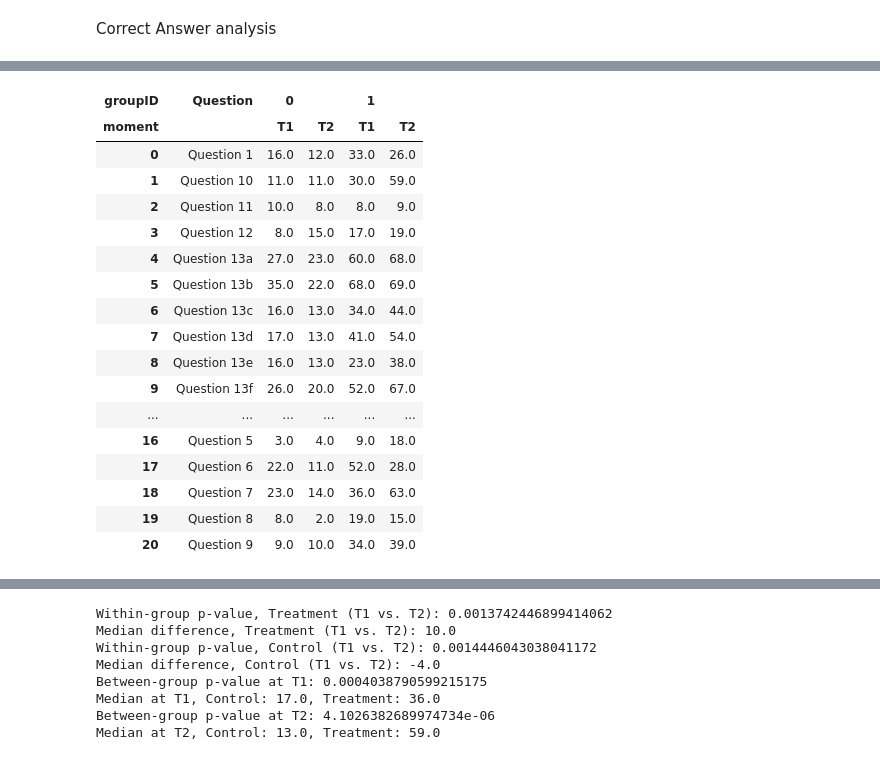
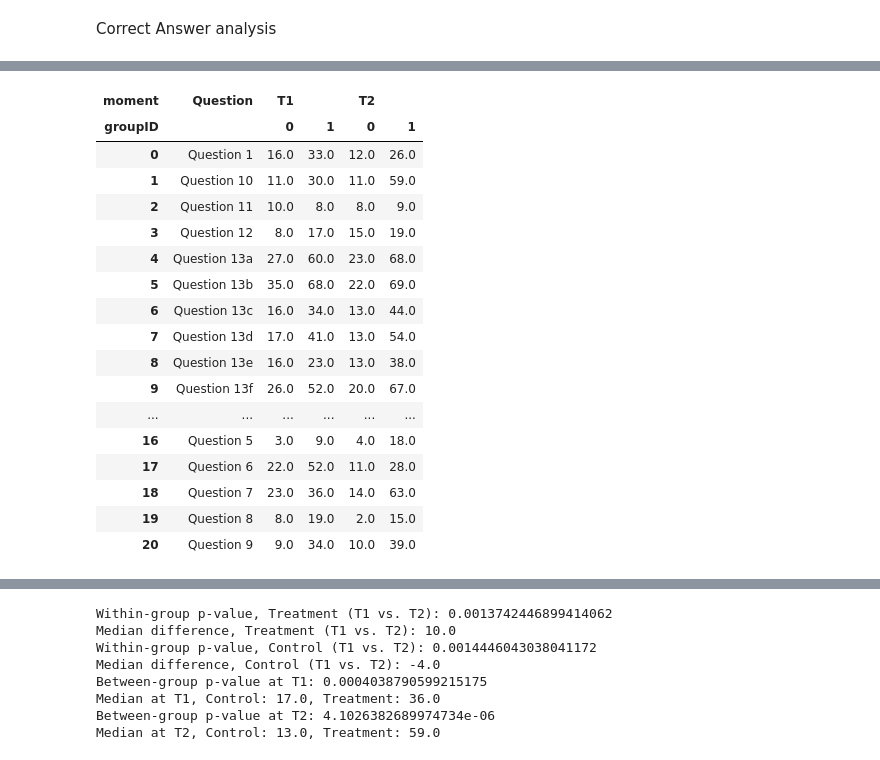
Before and after one commit to wingenium-nagesh/research, a Jupyter notebook: igvz/source/analysis.ipynb, the cells around one changed output, grey strips where cells are left out. Saved outputs shown, nothing was run; the diff lists cells and outputs as text; code cells hidden in the pictures.

Commit message:
final changes and results

```diff
--- a/igvz/source/analysis.ipynb
+++ b/igvz/source/analysis.ipynb
@@ -1036,22 +1048,6 @@ Control Group - Median: 31.0, Range: (17.0, 38.0)
 Mann-Whitney U test p-value: 0.492
 # %%
 from scipy.stats import kruskal
-
-def categorize_years_of_education(years):
-    if years == 0:
-        return '0 Years'
-    elif 1 <= years <= 5:
-        return '1-5 years'
-    elif 6 <= years <= 10:
-        return '6-10 years'
-    elif 11 <= years <= 15:
-        return '11-15 years'
-    elif 16 <= years <= 20:
-        return '16-20 years'
-    elif years >= 21:
-        return "Unknown"
-    else:
-        return 'Unknown'
 
 # Assuming 'data' DataFrame has a 'Years_of_education' column with numeric values
 # and 'groupID' column to distinguish between groups
@@ -1068,3 +1064,23 @@ stat, p = kruskal(education_treatment, education_control)
 print(f"Kruskal-Wallis test p-value for differences in 'Years_of_education' between groups: {p:.17f}")
 # %% [output]
 Kruskal-Wallis test p-value for differences in 'Years_of_education' between groups: 0.00032309905696936
+# %%
+from scipy.stats import chi2_contingency
+import pandas as pd
+
+# Assuming 'data' DataFrame has a 'Years_of_education' column with numeric values
+# and 'groupID' column to distinguish between groups (1 for intervention, 0 for control)
+
+# Apply the categorization to the 'Years_of_education' column
+data['Categorized_Education'] = data['Years_of_education'].apply(categorize_years_of_education)
+
+# Create a contingency table of counts for each category of education by group
+contingency_table = pd.crosstab(data['Categorized_Education'], data['groupID'])
+
+# Perform the Chi-Square test of independence
+chi2_stat, p_value, dof, expected = chi2_contingency(contingency_table)
+
+print("Chi-square statistic:", chi2_stat)
+print("P-value:", p_value)
+print("Degrees of freedom:", dof)
+print("Expected frequencies:\n", expected)
@@ -1199,7 +1224,7 @@ correct = pd.concat([t1_correct, t2_correct])
 
 correct
 
-correct = correct.groupby(['groupID', 'moment']).agg('sum').reset_index()
+correct = correct.groupby(['moment', 'groupID']).agg('sum').reset_index()
 
 correct.info()
 
@@ -1231,36 +1256,36 @@ memory usage: 868.0+ bytes
 # %%
 import pandas as pd
 
 # Melt the 'correct' DataFrame
-melted_correct = correct.melt(id_vars=['groupID', 'moment'], var_name='Question', value_name='Score')
+melted_correct = correct.melt(id_vars=['moment', 'groupID'], var_name='Question', value_name='Score')
 
 # Pivot the melted DataFrame to get the desired format
-result = melted_correct.pivot_table(index=['Question'], columns=['groupID', 'moment'], values='Score')
+result = melted_correct.pivot_table(index=['Question'], columns=['moment','groupID'], values='Score')
 
 # Reset the index
 result.reset_index(inplace=True)
 
 # Now 'result' contains the desired DataFrame with Question as rows and GroupID and Moment as separate columns
 result
 # %% [output]
-| groupID | Question | 0 |  | 1 |  |
-| moment |  | T1 | T2 | T1 | T2 |
-| 0 | Question 1 | 16.0 | 12.0 | 33.0 | 26.0 |
-| 1 | Question 10 | 11.0 | 11.0 | 30.0 | 59.0 |
+| moment | Question | T1 |  | T2 |  |
+| groupID |  | 0 | 1 | 0 | 1 |
+| 0 | Question 1 | 16.0 | 33.0 | 12.0 | 26.0 |
+| 1 | Question 10 | 11.0 | 30.0 | 11.0 | 59.0 |
 | 2 | Question 11 | 10.0 | 8.0 | 8.0 | 9.0 |
-| 3 | Question 12 | 8.0 | 15.0 | 17.0 | 19.0 |
-| 4 | Question 13a | 27.0 | 23.0 | 60.0 | 68.0 |
-| 5 | Question 13b | 35.0 | 22.0 | 68.0 | 69.0 |
-| 6 | Question 13c | 16.0 | 13.0 | 34.0 | 44.0 |
-| 7 | Question 13d | 17.0 | 13.0 | 41.0 | 54.0 |
-| 8 | Question 13e | 16.0 | 13.0 | 23.0 | 38.0 |
-| 9 | Question 13f | 26.0 | 20.0 | 52.0 | 67.0 |
+| 3 | Question 12 | 8.0 | 17.0 | 15.0 | 19.0 |
+| 4 | Question 13a | 27.0 | 60.0 | 23.0 | 68.0 |
+| 5 | Question 13b | 35.0 | 68.0 | 22.0 | 69.0 |
+| 6 | Question 13c | 16.0 | 34.0 | 13.0 | 44.0 |
+| 7 | Question 13d | 17.0 | 41.0 | 13.0 | 54.0 |
+| 8 | Question 13e | 16.0 | 23.0 | 13.0 | 38.0 |
+| 9 | Question 13f | 26.0 | 52.0 | 20.0 | 67.0 |
 | ... | ... | ... | ... | ... | ... |
-| 16 | Question 5 | 3.0 | 4.0 | 9.0 | 18.0 |
-| 17 | Question 6 | 22.0 | 11.0 | 52.0 | 28.0 |
-| 18 | Question 7 | 23.0 | 14.0 | 36.0 | 63.0 |
-| 19 | Question 8 | 8.0 | 2.0 | 19.0 | 15.0 |
-| 20 | Question 9 | 9.0 | 10.0 | 34.0 | 39.0 |
+| 16 | Question 5 | 3.0 | 9.0 | 4.0 | 18.0 |
+| 17 | Question 6 | 22.0 | 52.0 | 11.0 | 28.0 |
+| 18 | Question 7 | 23.0 | 36.0 | 14.0 | 63.0 |
+| 19 | Question 8 | 8.0 | 19.0 | 2.0 | 15.0 |
+| 20 | Question 9 | 9.0 | 34.0 | 10.0 | 39.0 |
 # %%
 result.info()
 result
```
Also changed, not shown: parts of 28 cells of this notebook, 5 other files.
